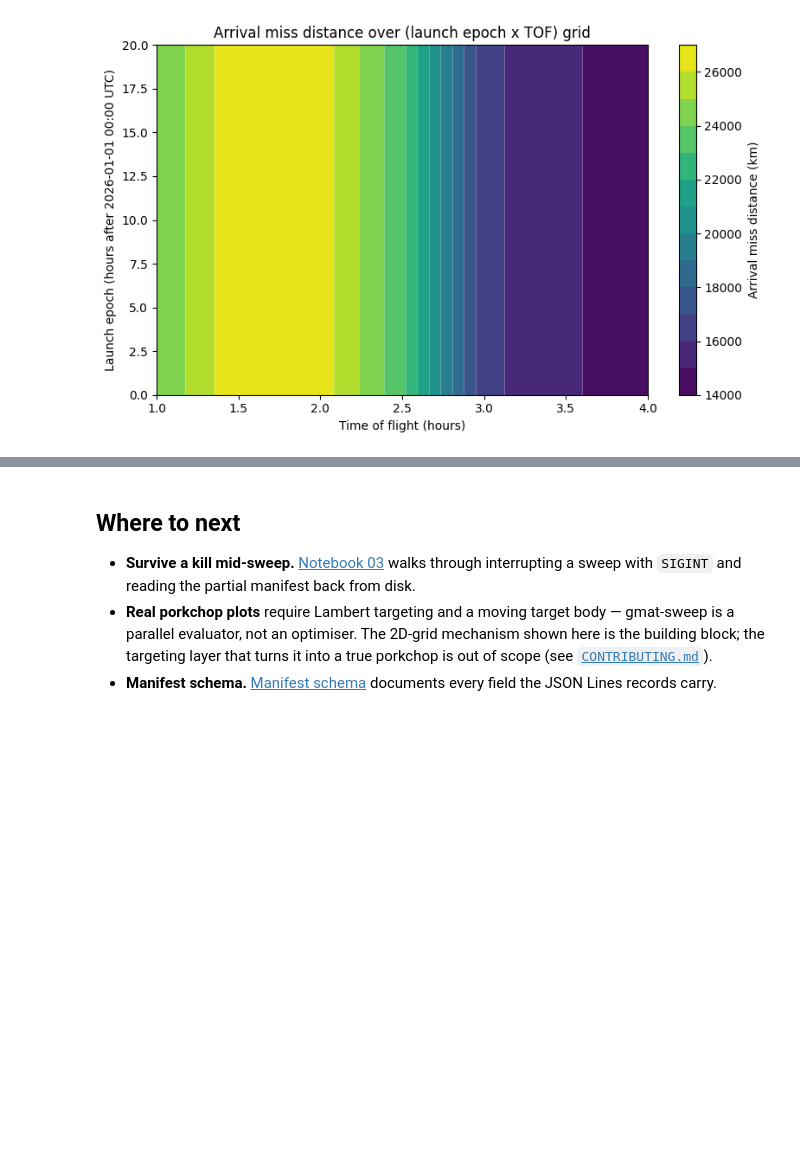
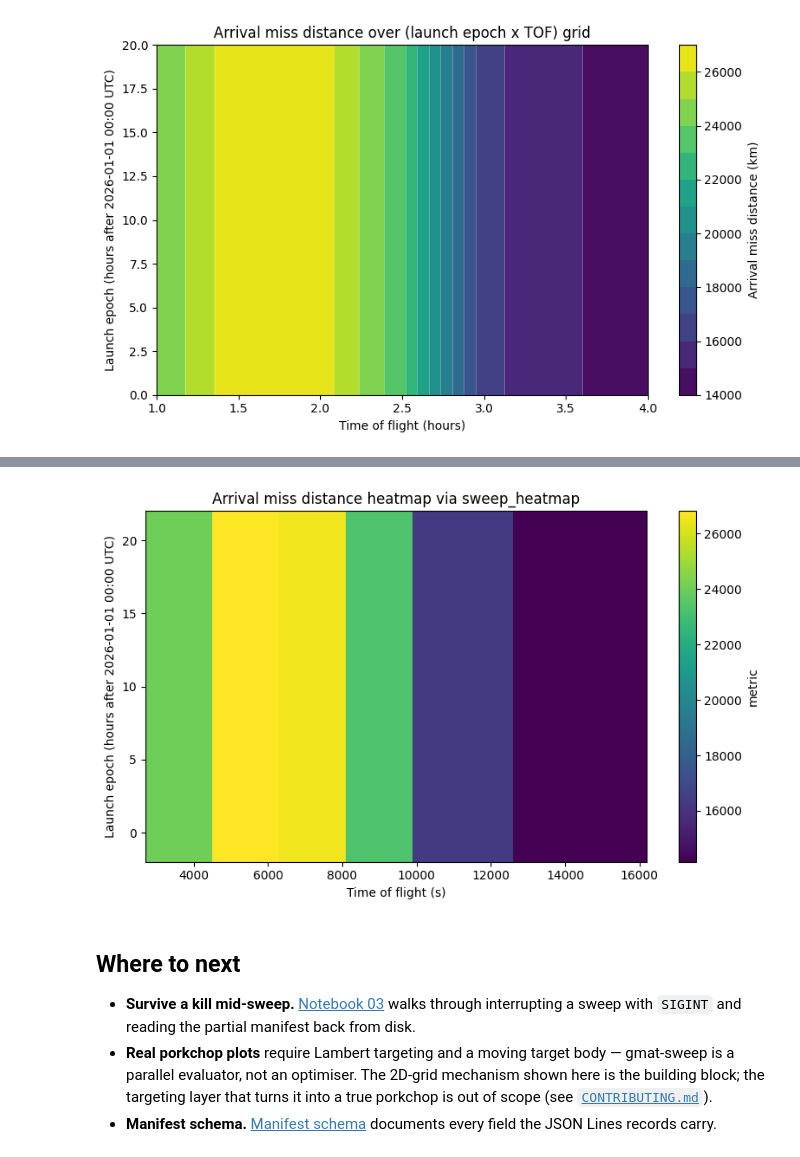
Before and after one commit to astro-tools/gmat-sweep, a Jupyter notebook: docs/examples/02_epoch_arrival_grid.ipynb, the cells around one changed output, grey strips where cells are left out. Saved outputs shown, nothing was run; the diff lists cells and outputs as text; code cells hidden in the pictures; blank space fills up the shorter version.

```diff
--- a/docs/examples/02_epoch_arrival_grid.ipynb
+++ b/docs/examples/02_epoch_arrival_grid.ipynb
@@ -153,3 +157,30 @@ plt.show()
+# %%
+from gmat_sweep.plotting import sweep_heatmap
+
+epoch_to_h = dict(zip(epochs, launch_offsets_h.tolist(), strict=True))
+df["epoch_h"] = df.index.get_level_values("run_id").map(
+    {e.run_id: epoch_to_h[e.overrides["Sat.Epoch"]] for e in manifest.entries}
+)
+df["TOF.Value"] = df.index.get_level_values("run_id").map(
+    {e.run_id: e.overrides["TOF.Value"] for e in manifest.entries}
+)
+
+
+def miss_per_run_series(df_in):
+    final = df_in.groupby(level="run_id").last()
+    final_pos = final[["Sat.X", "Sat.Y", "Sat.Z"]].to_numpy()
+    return pd.Series(np.linalg.norm(final_pos - TARGET, axis=1), index=final.index, name="miss_km")
+
+
+fig, ax = plt.subplots(figsize=(8, 5))
+sweep_heatmap(df, "TOF.Value", "epoch_h", miss_per_run_series, ax=ax)
+ax.set_xlabel("Time of flight (s)")
+ax.set_ylabel("Launch epoch (hours after 2026-01-01 00:00 UTC)")
+ax.set_title("Arrival miss distance heatmap via sweep_heatmap")
+fig.tight_layout()
+plt.show()
+# %% [output]
+[figure, added]
 # %% [markdown]
 ## Where to next
 
```
Also changed, not shown: parts of 1 cell of this notebook, 7 other files.
